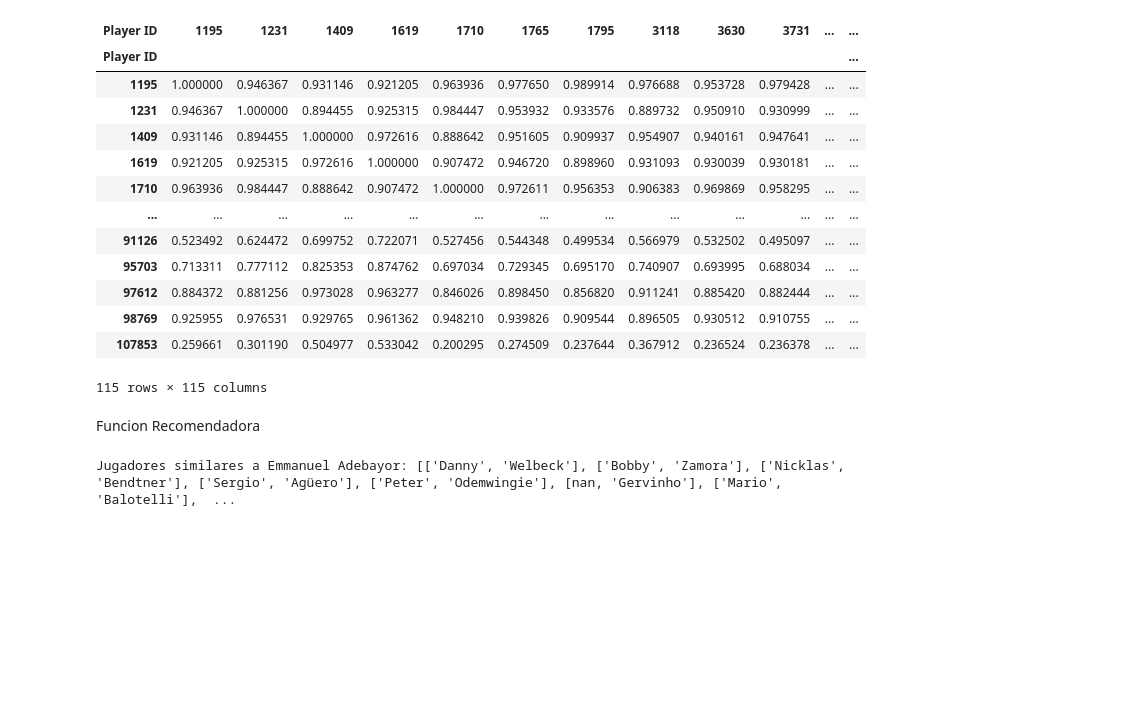
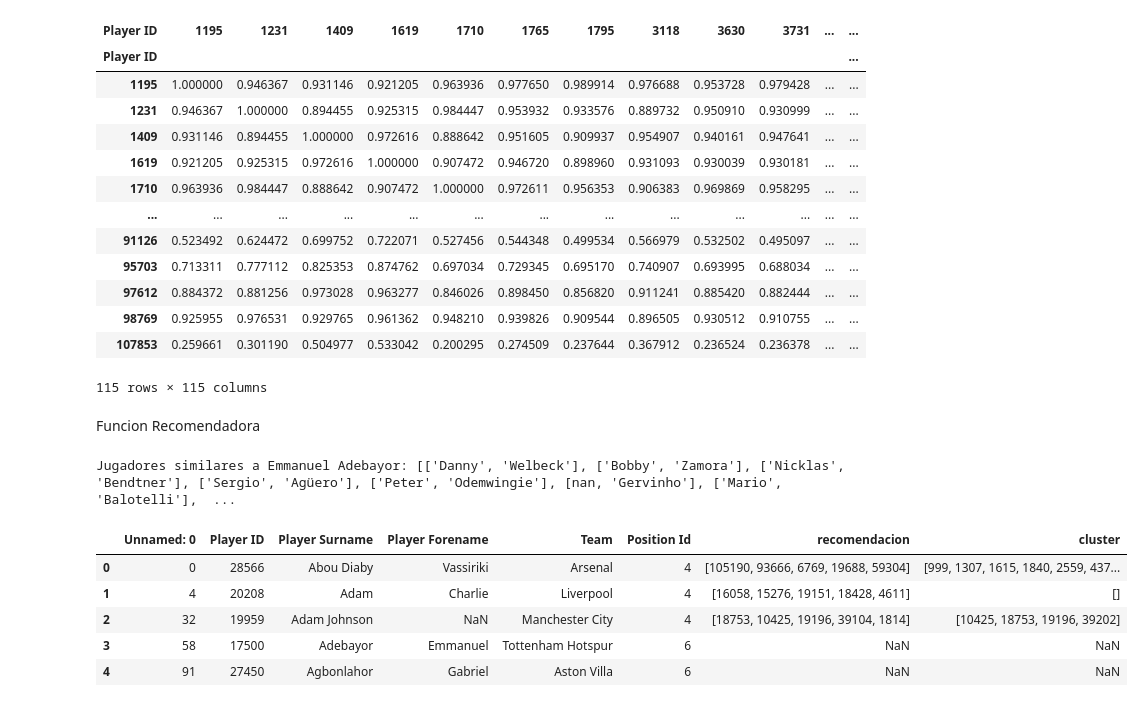
Before and after one commit to jboca-andes/proyecto-no-sup, a Jupyter notebook: codigo/modelamiento delanteros.ipynb, the cells around one changed output. Saved outputs shown, nothing was run; the diff lists cells and outputs as text; code cells hidden in the pictures; blank space fills up the shorter version.

```diff
--- a/codigo/modelamiento delanteros.ipynb
+++ b/codigo/modelamiento delanteros.ipynb
@@ -236,0 +254,10 @@ similitud = cosine_similarity(df_delantero_transformada, df_delantero_transforma
+# %%
+df_recomendacion = pd.read_csv("../datos/recomendacion.csv")
+df_recomendacion.head()
+# %% [output]
+|  | Unnamed: 0 | Player ID | Player Surname | Player Forename | Team | Position Id | recomendacion | cluster |
+| 0 | 0 | 28566 | Abou Diaby | Vassiriki | Arsenal | 4 | [105190, 93666, 6769, 19688, 59304] | [999, 1307, 1615, 1840, 2559, 437... |
+| 1 | 4 | 20208 | Adam | Charlie | Liverpool | 4 | [16058, 15276, 19151, 18428, 4611] | [] |
+| 2 | 32 | 19959 | Adam Johnson | NaN | Manchester City | 4 | [18753, 10425, 19196, 39104, 1814] | [10425, 18753, 19196, 39202] |
+| 3 | 58 | 17500 | Adebayor | Emmanuel | Tottenham Hotspur | 6 | NaN | NaN |
+| 4 | 91 | 27450 | Agbonlahor | Gabriel | Aston Villa | 6 | NaN | NaN |
```
Also changed, not shown: parts of 8 cells of this notebook.
